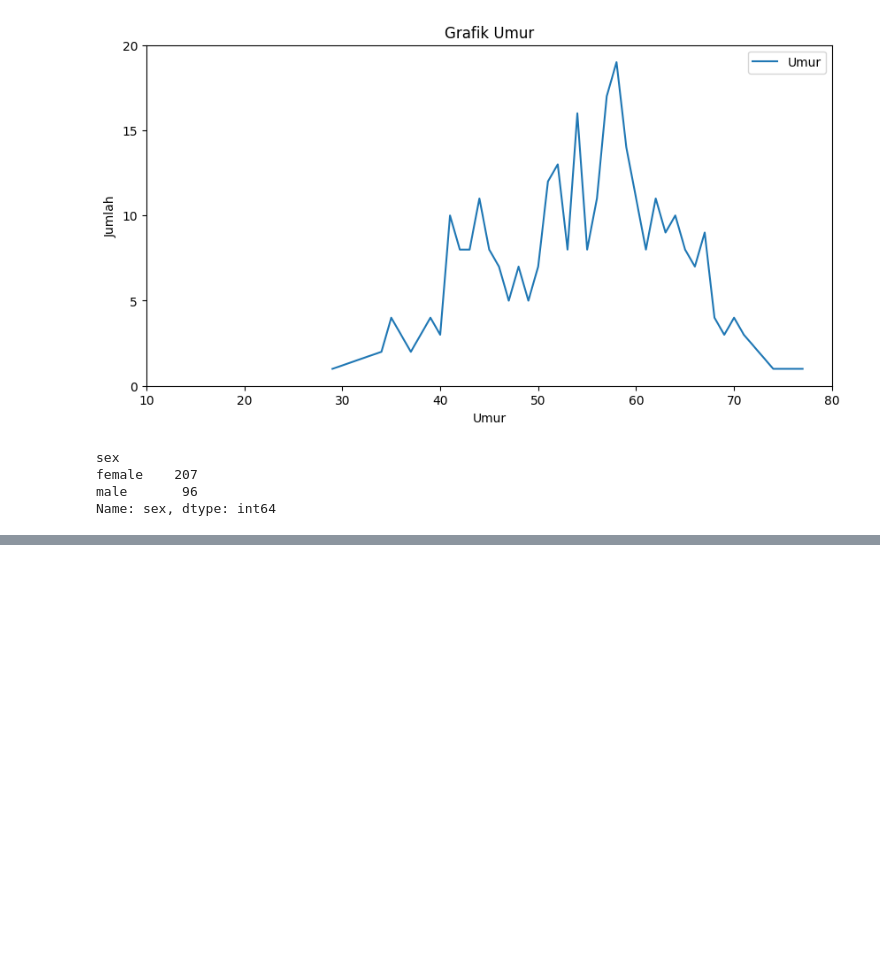
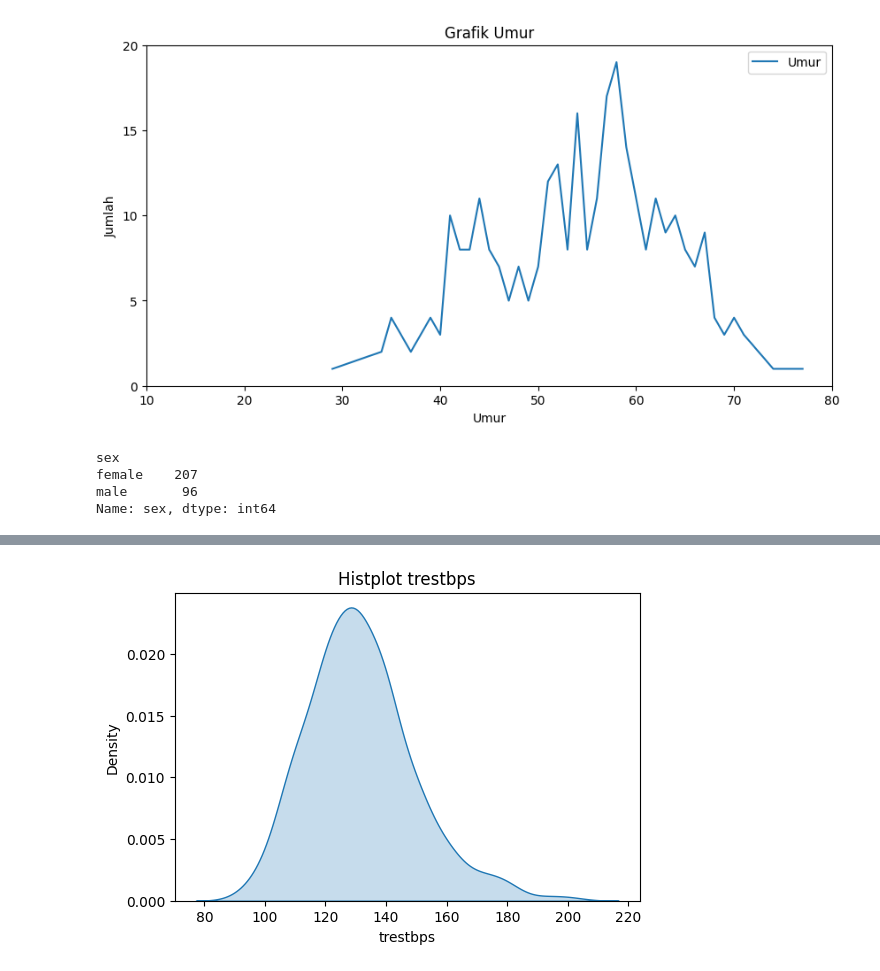
Before and after one commit to williamcolliins/Bootcamp_DataAnalyst, a Jupyter notebook: pertemuan13.ipynb, the cells around one changed output, grey strips where cells are left out. Saved outputs shown, nothing was run; the diff lists cells and outputs as text; code cells hidden in the pictures; blank space fills up the shorter version.

```diff
--- a/pertemuan13.ipynb
+++ b/pertemuan13.ipynb
@@ -349,0 +378,7 @@ ValueError: unsupported format character '%' (0x25) at index 4
+# %%
+plt.figure(figsize=[6,4])
+sns.kdeplot(x = "trestbps", data = source, fill=True)
+plt.title("Histplot trestbps")
+plt.show()
+# %% [output]
+[figure, added]
```
Also changed, not shown: parts of 22 cells of this notebook.
